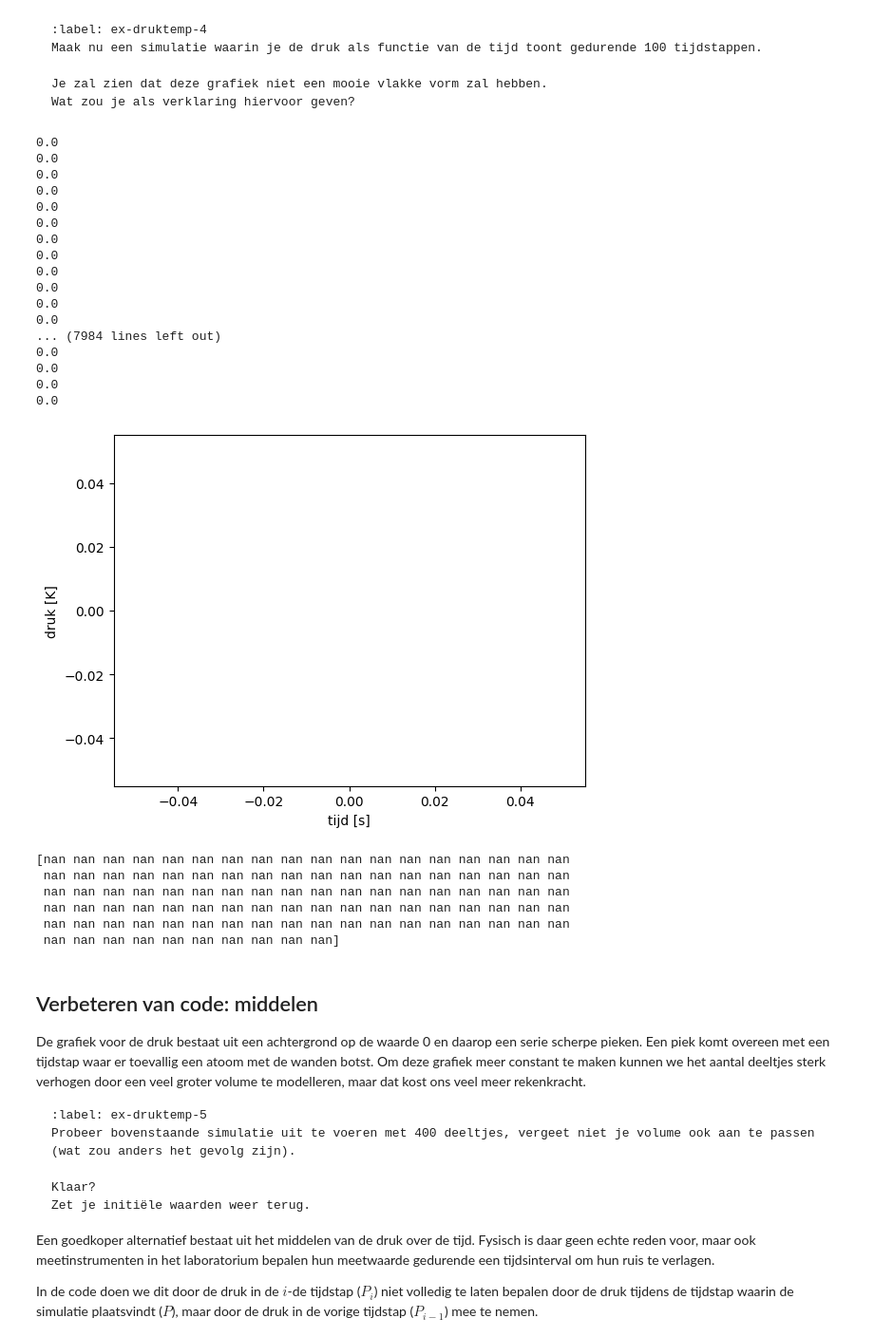
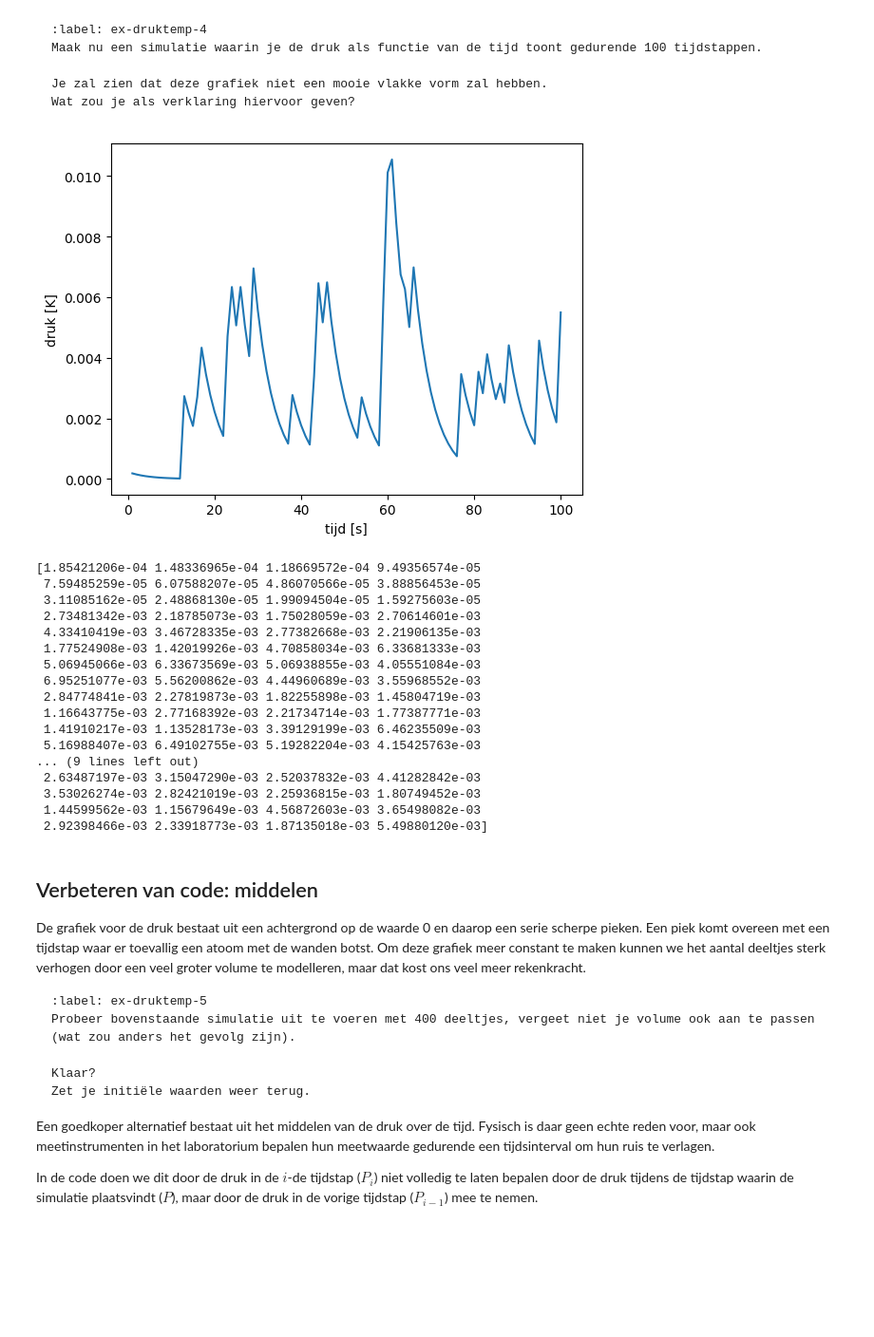
Before and after one commit to tak-max/Aal-en-Bec, a Jupyter notebook: Content/PySim/5_druktemp.ipynb, the cells around one changed output. Shown at 95% size. Saved outputs shown, nothing was run; the diff lists cells and outputs as text; code cells hidden in the pictures; blank space fills up the shorter version.

````diff
--- a/Content/PySim/5_druktemp.ipynb
+++ b/Content/PySim/5_druktemp.ipynb
@@ -350,6 +350,13 @@ def handle_walls(particles):
         top_down_collision(p)
         pressure = (impulse_outward) / (4 * BOX_SIZE_0 * DT)  # omtrek volume is oppervlak (2D sim)
 
+def take_time_step(particles):
+    """ zet tijdstap voor een lijst deeltjes en verwerk alle botsingen onderling en met wanden """
+    for p in particles:
+        p.update_position()
+    handle_collisions(particles)
+    handle_walls(particles)
+
 print(handle_walls(particles))
 # %% [output]
 None
@@ -363,48 +370,42 @@ Wat zou je als verklaring hiervoor geven?
 ```
 # %%
 # Geef je oplossing
-
+N= 60
 particles = []
 pressures = np.zeros(100, dtype=float)
 times = np.linspace(1, 100, 100)
 
 create_particles(particles)
 for i in range(100):
     take_time_step(particles)
-    pressures[i] = handle_walls(particles)
+    pressures[i] = pressure
 
 plt.figure()
 plt.plot(times, pressures)
 plt.xlabel('tijd [s]')
 plt.ylabel('druk [K]')
 plt.show()
 
 print(pressures)
 # %% [output]
+[figure, new version]
-0.0
-0.0
-0.0
-0.0
-0.0
-0.0
-0.0
-0.0
-0.0
-0.0
-0.0
-0.0
-... (7984 lines left out)
-0.0
-0.0
-0.0
-0.0
+[1.85421206e-04 1.48336965e-04 1.18669572e-04 9.49356574e-05
+ 7.59485259e-05 6.07588207e-05 4.86070566e-05 3.88856453e-05
+ 3.11085162e-05 2.48868130e-05 1.99094504e-05 1.59275603e-05
+ 2.73481342e-03 2.18785073e-03 1.75028059e-03 2.70614601e-03
+ 4.33410419e-03 3.46728335e-03 2.77382668e-03 2.21906135e-03
+ 1.77524908e-03 1.42019926e-03 4.70858034e-03 6.33681333e-03
+ 5.06945066e-03 6.33673569e-03 5.06938855e-03 4.05551084e-03
+ 6.95251077e-03 5.56200862e-03 4.44960689e-03 3.55968552e-03
+ 2.84774841e-03 2.27819873e-03 1.82255898e-03 1.45804719e-03
+ 1.16643775e-03 2.77168392e-03 2.21734714e-03 1.77387771e-03
+ 1.41910217e-03 1.13528173e-03 3.39129199e-03 6.46235509e-03
+ 5.16988407e-03 6.49102755e-03 5.19282204e-03 4.15425763e-03
+... (9 lines left out)
+ 2.63487197e-03 3.15047290e-03 2.52037832e-03 4.41282842e-03
+ 3.53026274e-03 2.82421019e-03 2.25936815e-03 1.80749452e-03
+ 1.44599562e-03 1.15679649e-03 4.56872603e-03 3.65498082e-03
+ 2.92398466e-03 2.33918773e-03 1.87135018e-03 5.49880120e-03]
-[figure, old version]
-[nan nan nan nan nan nan nan nan nan nan nan nan nan nan nan nan nan nan
- nan nan nan nan nan nan nan nan nan nan nan nan nan nan nan nan nan nan
- nan nan nan nan nan nan nan nan nan nan nan nan nan nan nan nan nan nan
- nan nan nan nan nan nan nan nan nan nan nan nan nan nan nan nan nan nan
- nan nan nan nan nan nan nan nan nan nan nan nan nan nan nan nan nan nan
- nan nan nan nan nan nan nan nan nan nan]
 # %% [markdown]
 ## Verbeteren van code: middelen
 
````
Also changed, not shown: parts of 5 cells of this notebook.
